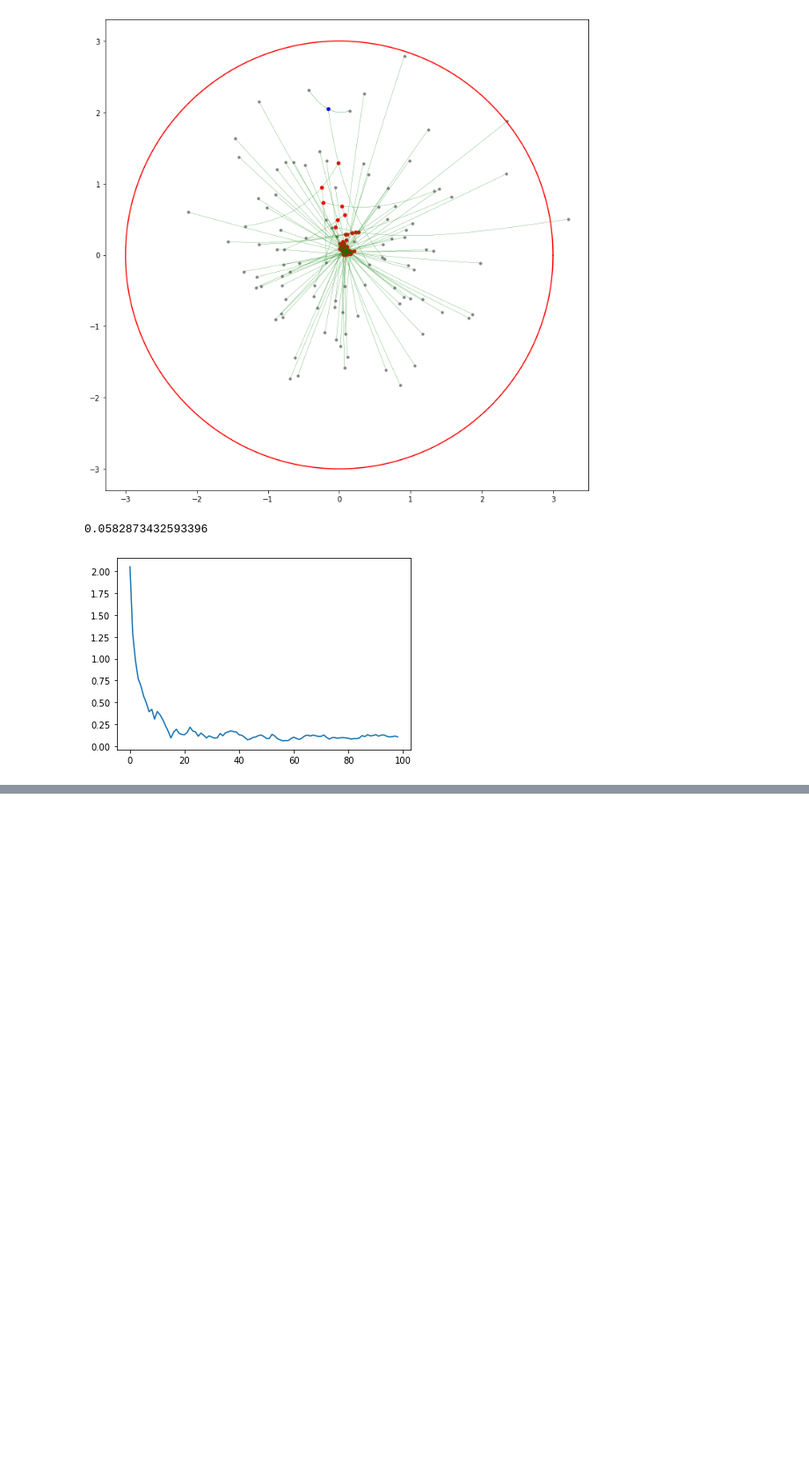
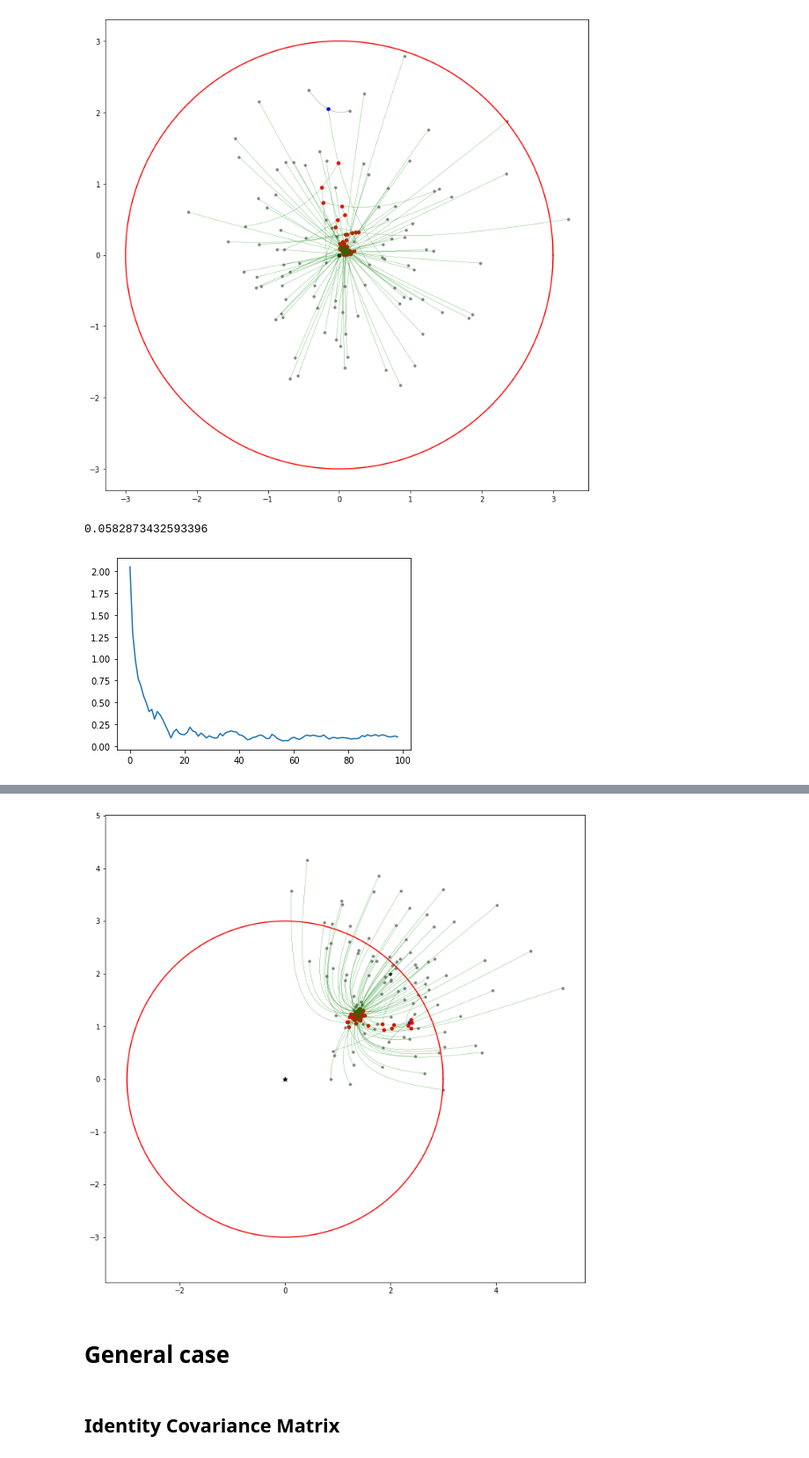
Before and after one commit to yjin07/Hyperboloid, a Jupyter notebook: hyperboloid.ipynb, the cells around one changed output, grey strips where cells are left out. Shown at 88% size. Drawn from its saved outputs; the diff is of its cells as text; code cells hidden in the pictures; blank space fills up the shorter version.

```diff
--- a/hyperboloid.ipynb
+++ b/hyperboloid.ipynb
@@ -268,0 +377,75 @@ np.min(np.linalg.norm(v, ord = 2, axis = 1))
+# %%
+np.random.seed(1100)
+num = 100
+
+
+# 1. Scatter Plot
+mean = np.array([2,2])
+cov = np.eye(2)
+u = np.random.multivariate_normal(mean, cov, (num,), 'raise')
+
+
+plt.figure(figsize = (12,12))
+plt.scatter(0,0, c = 'black', s = 40, marker="*")
+plt.scatter(mean[0],mean[1], c = 'black', s = 25, marker="*")
+plt.scatter(u[:, 0], u[:, 1], c= 'gray', s = 10)
+plt.xlim(-5, 5)
+plt.ylim(-5, 5)
+
+# 2. Circle Plot
+r = 3
+theta = np.arange(0, 2*np.pi, 0.01)
+x = r * np.cos(theta)
+y = r * np.sin(theta)
+
+plt.plot(x,y, c = 'red')
+
+# 3. Geodesic plot
+hb = Hyperbolic(2)
+
+u_ = np.hstack((np.zeros((num,1)), u))
+v_ = np.zeros((num-1, 3))
+z1 = hb.metric.exp(u_[0,:],mu0)
+z2 = hb.metric.exp(u_[1,:],mu0)
+mid = hb.metric.log(geodesics_(z1, z2, 0.5), mu0)
+v_[0, :] = mid
+
+t = np.arange(0, 1, 0.01)
+nn = len(t)
+x1 = np.zeros(nn)
+y1 = np.zeros(nn)
+
+for k in range(nn):
+    x1[k] = hb.metric.log(geodesics_(z1, z2, t[k]), mu0)[1]
+    y1[k] = hb.metric.log(geodesics_(z1, z2, t[k]), mu0)[2]
+
+plt.plot(x1,y1, c = 'green', linewidth = 0.3)
+v_[0,:] = hb.metric.log(geodesics_(z1, z2, 0.5), mu0)
+x_, y_ = v_[0,1:]
+plt.scatter(x_,y_, c = 'blue', s = 20)
+
+for i in range(1, num - 1):
+    z1 = hb.metric.exp(v_[i-1,:], mu0)
+    z2 = hb.metric.exp(u_[i+1,:], mu0)
+    x1 = np.zeros(nn)
+    y1 = np.zeros(nn)
+
+    for k in range(nn):
+        x1[k] = hb.metric.log(geodesics_(z1, z2, t[k]), mu0)[1]
+        y1[k] = hb.metric.log(geodesics_(z1, z2, t[k]), mu0)[2]
+
+    plt.plot(x1,y1, c = 'green', linewidth = 0.25)
+    v_[i,:] = hb.metric.log(geodesics_(z1, z2, 1/(i+2)), mu0)
+    x_, y_ = v_[i,1:]
+    plt.scatter(x_,y_, c = 'red', s = 20)
+
+
+plt.axis('equal')
+
+plt.show()
+# %% [output]
+[figure, added]
+# %% [markdown]
+# General case
+# %% [markdown]
+## Identity Covariance Matrix
```
Also changed, not shown: parts of 31 cells of this notebook.
